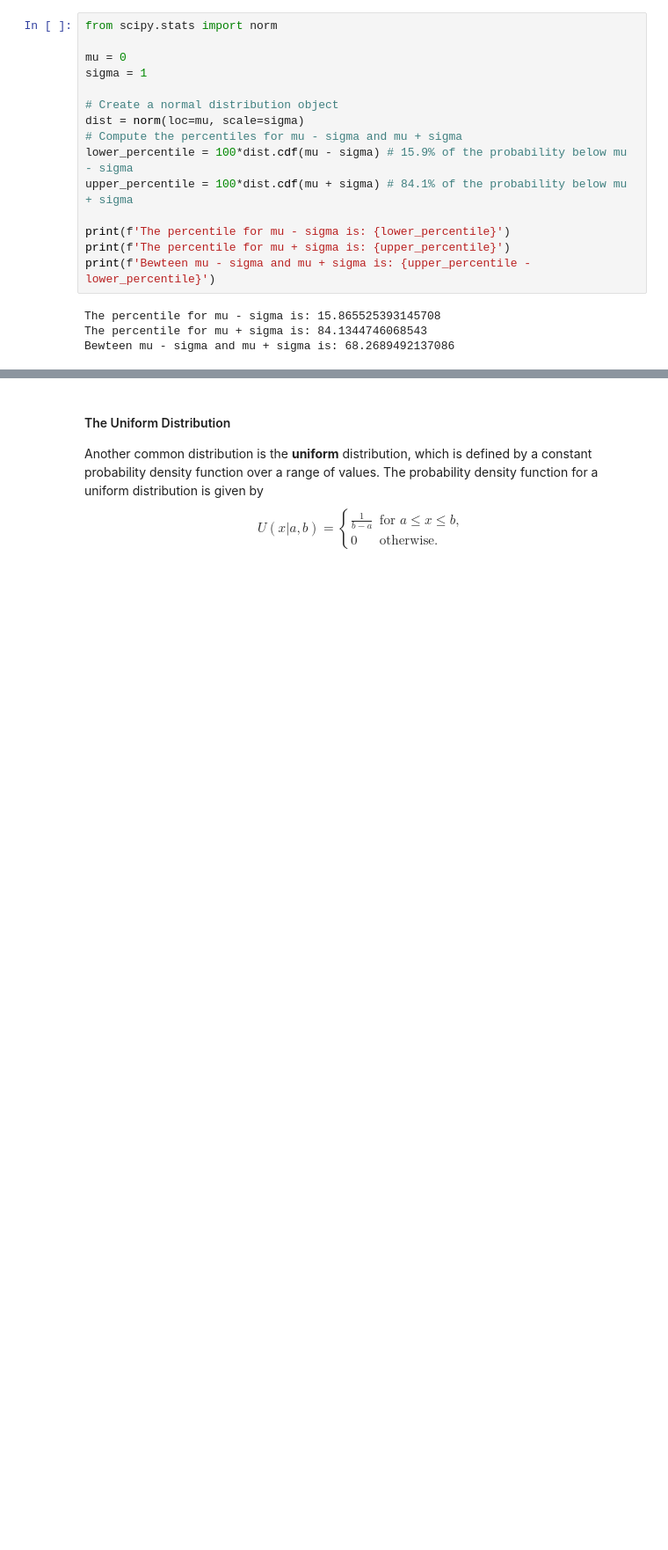
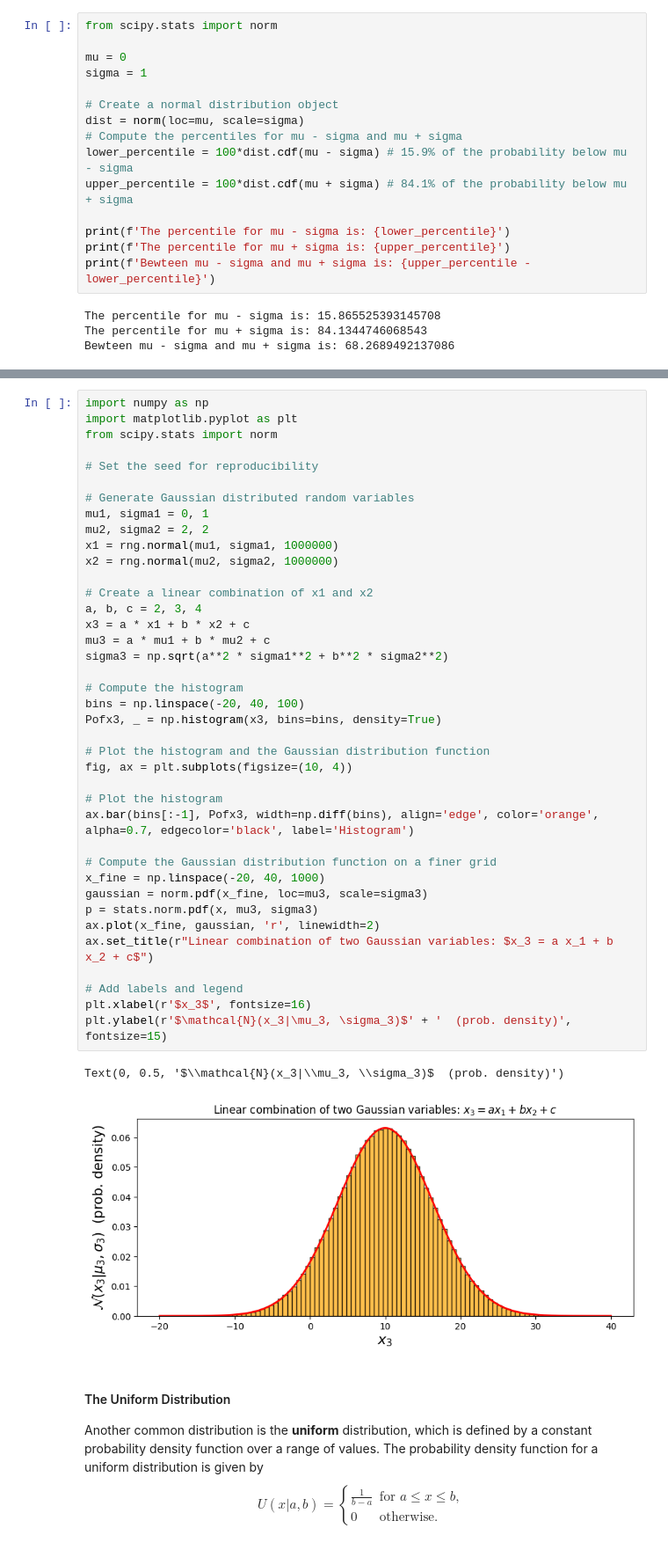
Before and after one commit to enigma-igm/Phys29, a Jupyter notebook: Phys29/lectures/Week7/01_probability.ipynb, the cells around one changed output, grey strips where cells are left out. Shown: that part at 88% size. Saved outputs shown, nothing was run; the diff lists cells and outputs as text; blank space fills up the shorter version.

```diff
--- a/Phys29/lectures/Week7/01_probability.ipynb
+++ b/Phys29/lectures/Week7/01_probability.ipynb
@@ -343,3 +355,45 @@ Bewteen mu - sigma and mu + sigma is: 68.2689492137086
+# %%
+import numpy as np
+import matplotlib.pyplot as plt
+from scipy.stats import norm
+
+# Set the seed for reproducibility
+
+# Generate Gaussian distributed random variables
+mu1, sigma1 = 0, 1
+mu2, sigma2 = 2, 2
+x1 = rng.normal(mu1, sigma1, 1000000)
+x2 = rng.normal(mu2, sigma2, 1000000)
+
+# Create a linear combination of x1 and x2
+a, b, c = 2, 3, 4
+x3 = a * x1 + b * x2 + c
+mu3 = a * mu1 + b * mu2 + c
+sigma3 = np.sqrt(a**2 * sigma1**2 + b**2 * sigma2**2)
+
+# Compute the histogram
+bins = np.linspace(-20, 40, 100)
+Pofx3, _ = np.histogram(x3, bins=bins, density=True)
+
+# Plot the histogram and the Gaussian distribution function
+fig, ax = plt.subplots(figsize=(10, 4))
+
+# Plot the histogram
+ax.bar(bins[:-1], Pofx3, width=np.diff(bins), align='edge', color='orange', alpha=0.7, edgecolor='black', label='Histogram')
+
+# Compute the Gaussian distribution function on a finer grid
+x_fine = np.linspace(-20, 40, 1000)
+gaussian = norm.pdf(x_fine, loc=mu3, scale=sigma3)
+p = stats.norm.pdf(x, mu3, sigma3)
+ax.plot(x_fine, gaussian, 'r', linewidth=2)
+ax.set_title(r"Linear combination of two Gaussian variables: $x_3 = a x_1 + b x_2 + c$")
+
+# Add labels and legend
+plt.xlabel(r'$x_3$', fontsize=16)
+plt.ylabel(r'$\mathcal{N}(x_3|\mu_3, \sigma_3)$' + '  (prob. density)', fontsize=15)
+# %% [output]
+Text(0, 0.5, '$\\mathcal{N}(x_3|\\mu_3, \\sigma_3)$  (prob. density)')
+[figure, added]
 # %% [markdown]
 #### The Uniform Distribution
 
```
Also changed, not shown: parts of 10 cells of this notebook.
